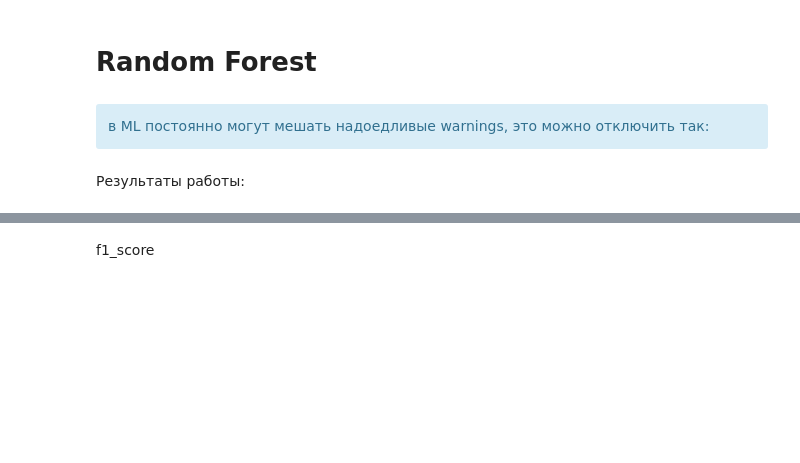
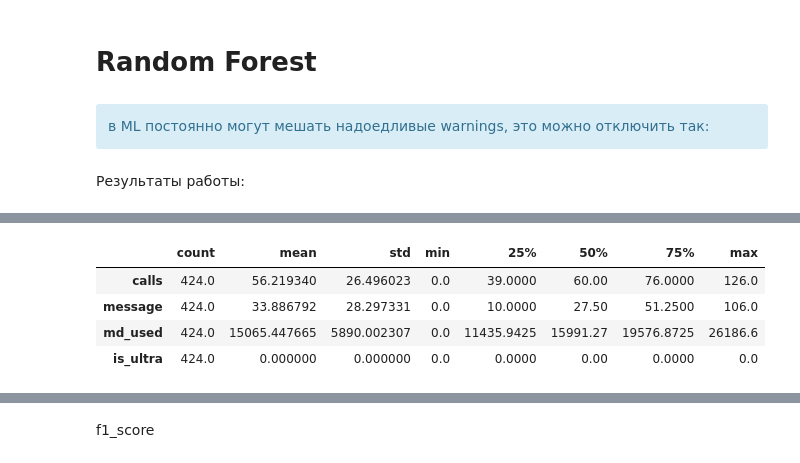
Before and after one commit to samurai921/task_sklearn, a Jupyter notebook: task_1.ipynb, the cells around one changed output, grey strips where cells are left out. Saved outputs shown, nothing was run; the diff lists cells and outputs as text; code cells hidden in the pictures; blank space fills up the shorter version.

```diff
--- a/task_1.ipynb
+++ b/task_1.ipynb
@@ -354,0 +362,5 @@ accuracy
+# %%
+valid_df = pd.DataFrame(X_valid)
+valid_df["is_ultra"] = prediction_valid_RF
+valid_df_smart = valid_df.query("is_ultra < 1")
+valid_df_ultra = valid_df.query("is_ultra > 0")
@@ -354,0 +389,8 @@ accuracy
+# %%
+valid_df_smart.describe().T
+# %% [output]
+|  | count | mean | std | min | 25% | 50% | 75% | max |
+| calls | 424.0 | 56.219340 | 26.496023 | 0.0 | 39.0000 | 60.00 | 76.0000 | 126.0 |
+| message | 424.0 | 33.886792 | 28.297331 | 0.0 | 10.0000 | 27.50 | 51.2500 | 106.0 |
+| md_used | 424.0 | 15065.447665 | 5890.002307 | 0.0 | 11435.9425 | 15991.27 | 19576.8725 | 26186.6 |
+| is_ultra | 424.0 | 0.000000 | 0.000000 | 0.0 | 0.0000 | 0.00 | 0.0000 | 0.0 |
```
Also changed, not shown: parts of 42 cells of this notebook.
